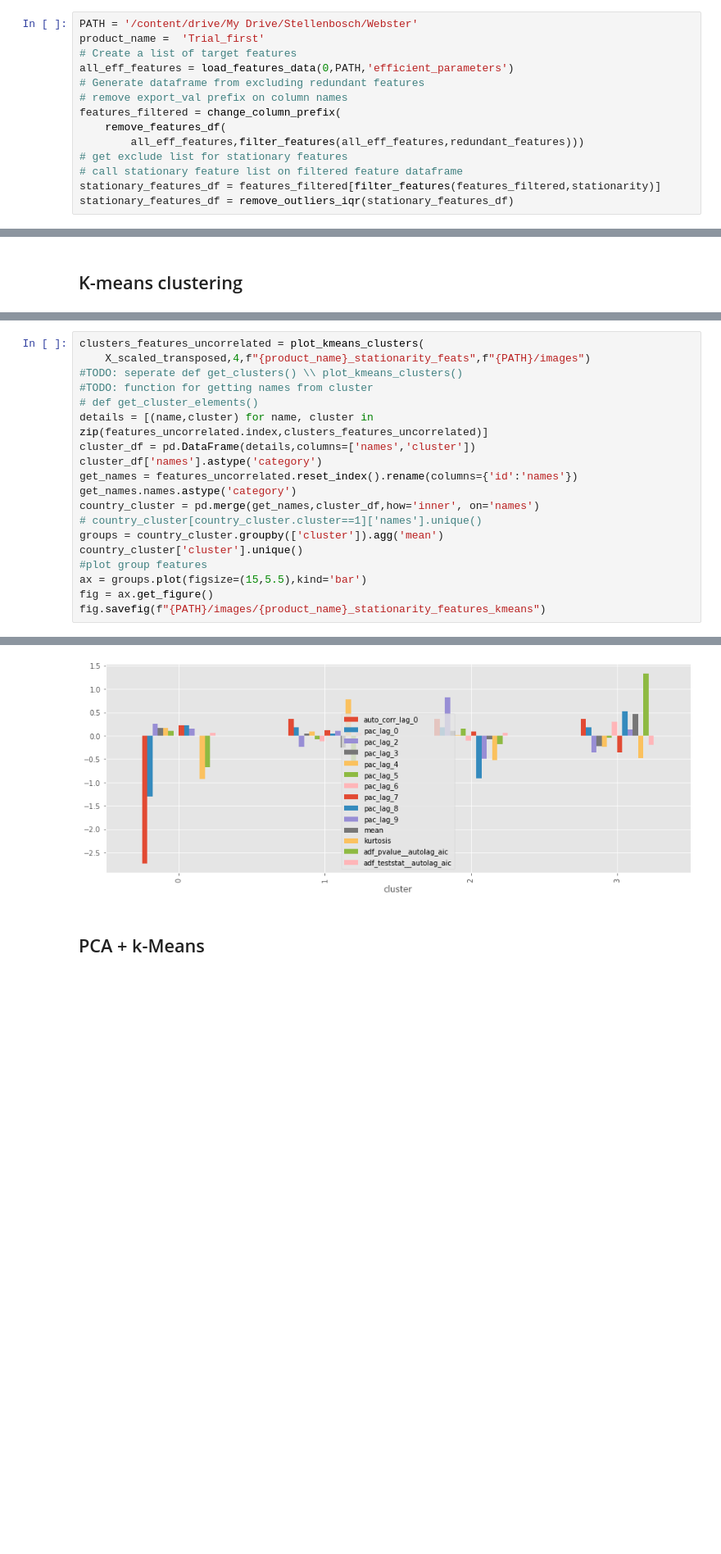
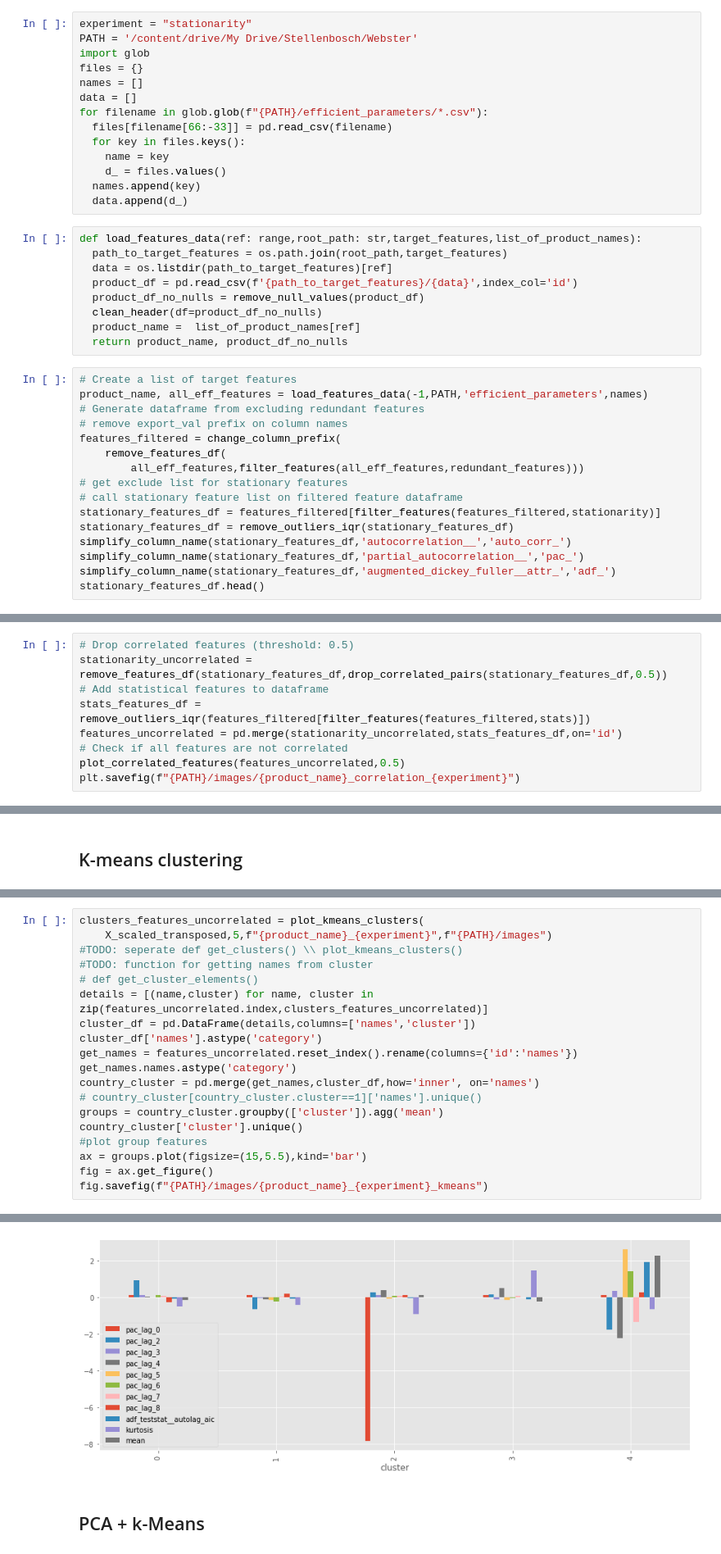
Before and after one commit to GarethWilhelm/TS-Feature-Clustering, a Jupyter notebook: notebooks/3. clustering_tsfresh_features.ipynb, the cells around one changed output, grey strips where cells are left out. Shown: that part at 82% size. Cells and saved outputs as stored; diff of their text form; blank space fills up the shorter version.

```diff
--- a/notebooks/3. clustering_tsfresh_features.ipynb
+++ b/notebooks/3. clustering_tsfresh_features.ipynb
@@ -81,10 +74,31 @@ stationarity = ['autocorrelation','^mean$','kurtosis','augmented']
 # %% [markdown]
 ## Load data
+# %%
+experiment = "stationarity"
+PATH = '/content/drive/My Drive/Stellenbosch/Webster'
+import glob
+files = {}
+names = []
+data = []
+for filename in glob.glob(f"{PATH}/efficient_parameters/*.csv"):
+  files[filename[66:-33]] = pd.read_csv(filename)
+  for key in files.keys():
+    name = key
+    d_ = files.values()
+  names.append(key)
+  data.append(d_)
+# %%
+def load_features_data(ref: range,root_path: str,target_features,list_of_product_names):
+  path_to_target_features = os.path.join(root_path,target_features)
+  data = os.listdir(path_to_target_features)[ref]
+  product_df = pd.read_csv(f'{path_to_target_features}/{data}',index_col='id')
+  product_df_no_nulls = remove_null_values(product_df)
+  clean_header(df=product_df_no_nulls)
+  product_name =  list_of_product_names[ref]
+  return product_name, product_df_no_nulls
 # %%
-PATH = '/content/drive/My Drive/Stellenbosch/Webster'
-product_name =  'Trial_first'
 # Create a list of target features
-all_eff_features = load_features_data(0,PATH,'efficient_parameters')
+product_name, all_eff_features = load_features_data(-1,PATH,'efficient_parameters',names)
 # Generate dataframe from excluding redundant features
 # remove export_val prefix on column names
 features_filtered = change_column_prefix(
@@ -94,3 +108,7 @@ features_filtered = change_column_prefix(
 # call stationary feature list on filtered feature dataframe
 stationary_features_df = features_filtered[filter_features(features_filtered,stationarity)]
 stationary_features_df = remove_outliers_iqr(stationary_features_df)
+simplify_column_name(stationary_features_df,'autocorrelation__','auto_corr_')
+simplify_column_name(stationary_features_df,'partial_autocorrelation__','pac_')
+simplify_column_name(stationary_features_df,'augmented_dickey_fuller__attr_','adf_')
+stationary_features_df.head()
@@ -124,0 +129,9 @@ plt.savefig(f"{PATH}/images/correlation_stationarity_features")
+# %%
+# Drop correlated features (threshold: 0.5)
+stationarity_uncorrelated = remove_features_df(stationary_features_df,drop_correlated_pairs(stationary_features_df,0.5))
+# Add statistical features to dataframe
+stats_features_df = remove_outliers_iqr(features_filtered[filter_features(features_filtered,stats)])
+features_uncorrelated = pd.merge(stationarity_uncorrelated,stats_features_df,on='id')
+# Check if all features are not correlated
+plot_correlated_features(features_uncorrelated,0.5)
+plt.savefig(f"{PATH}/images/{product_name}_correlation_{experiment}")
@@ -170,6 +196,6 @@ plot_elbow_silhoutte_k_evaluation(f"{product_name}_stationarity_feats",features_
 # %%
 clusters_features_uncorrelated = plot_kmeans_clusters(
-    X_scaled_transposed,4,f"{product_name}_stationarity_feats",f"{PATH}/images")
+    X_scaled_transposed,5,f"{product_name}_{experiment}",f"{PATH}/images")
 #TODO: seperate def get_clusters() \\ plot_kmeans_clusters()
 #TODO: function for getting names from cluster
 # def get_cluster_elements()
@@ -185,5 +211,5 @@ country_cluster['cluster'].unique()
 #plot group features
 ax = groups.plot(figsize=(15,5.5),kind='bar')
 fig = ax.get_figure()
-fig.savefig(f"{PATH}/images/{product_name}_stationarity_features_kmeans")
+fig.savefig(f"{PATH}/images/{product_name}_{experiment}_kmeans")
 # %% [output]
@@ -191,4 +217,4 @@ fig.savefig(f"{PATH}/images/{product_name}_stationarity_features_kmeans")
-[figure, old version]
+[figure, new version]
 # %% [markdown]
 ## PCA + k-Means
 # %%
```
Also changed, not shown: parts of 13 cells of this notebook.
